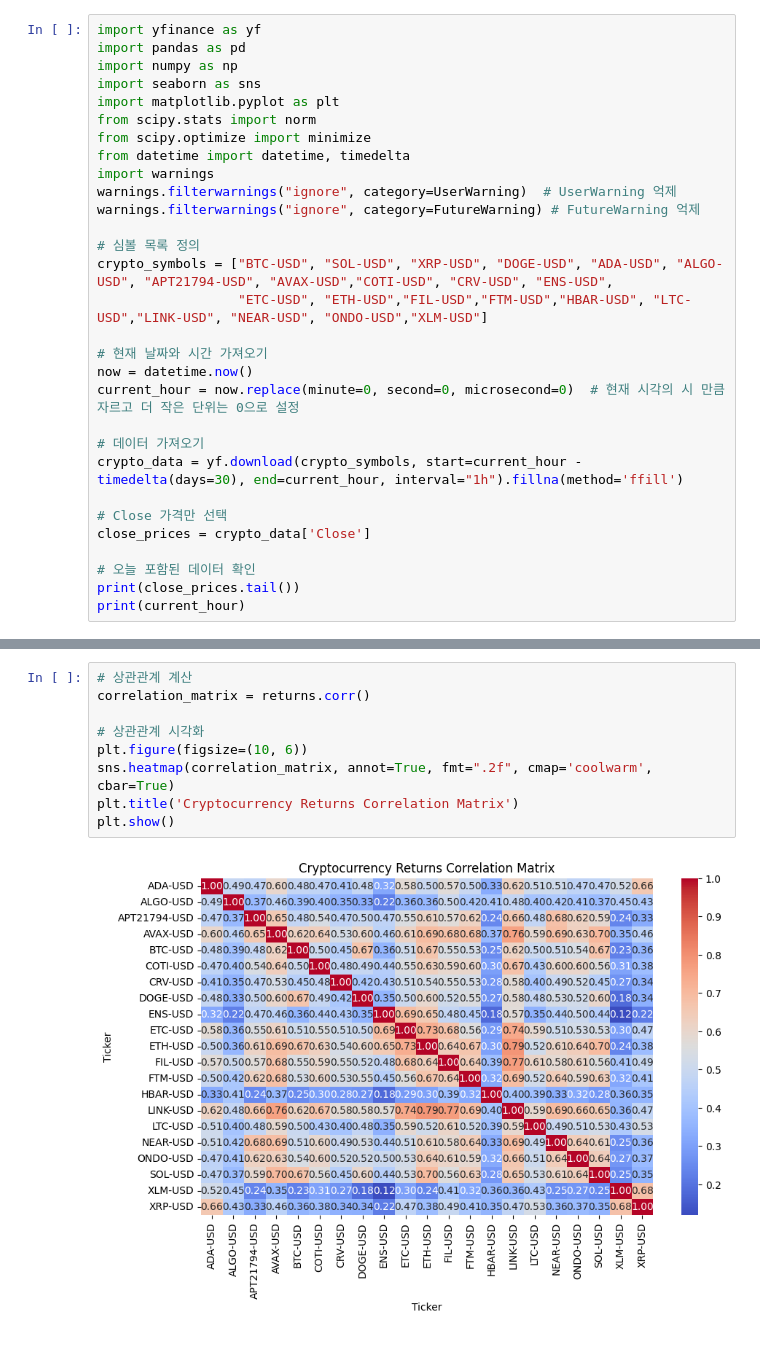
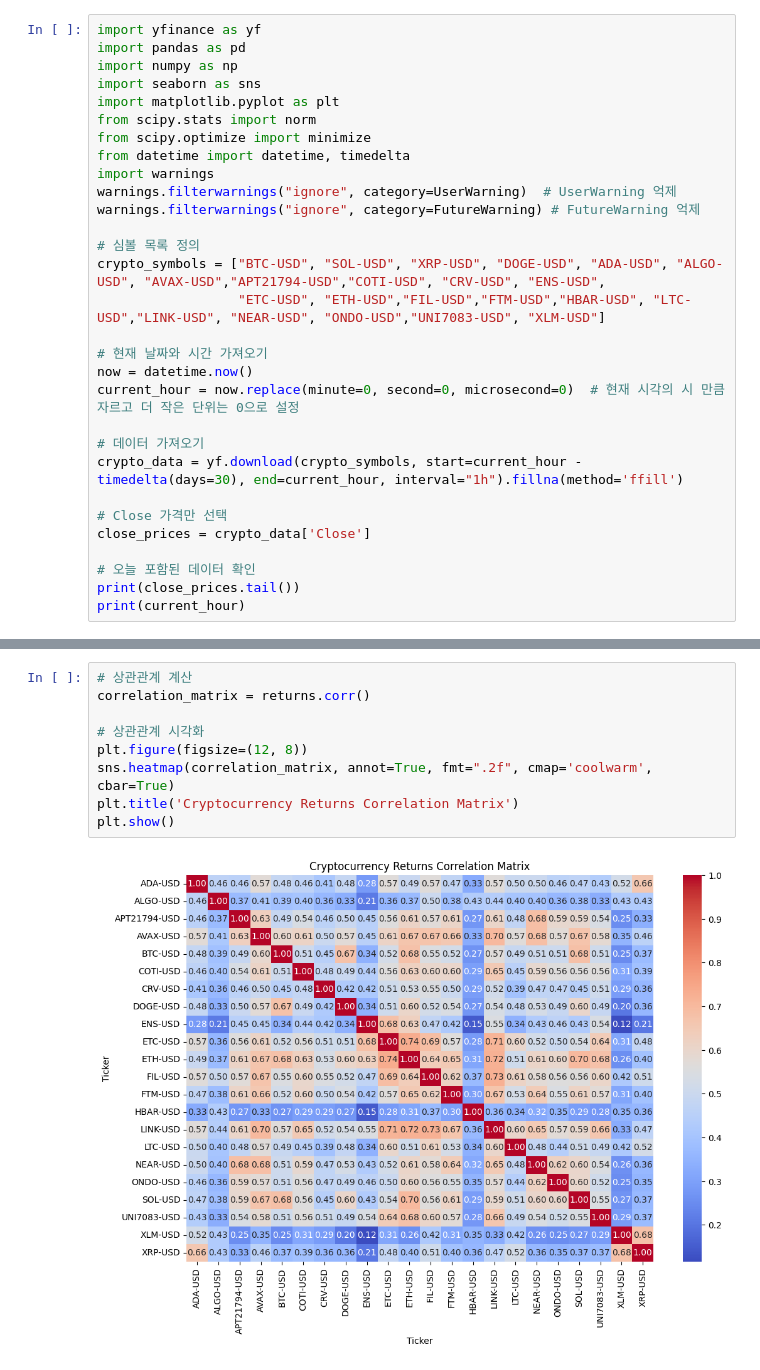
Before and after one commit to Gilyoung-Y/Coin, a Jupyter notebook: 코인매매(New).ipynb, the cells around one changed output, grey strips where cells are left out. Cells and saved outputs as stored; diff of their text form.

```diff
--- a/코인매매(New).ipynb
+++ b/코인매매(New).ipynb
@@ -12,8 +12,8 @@ warnings.filterwarnings("ignore", category=UserWarning)  # UserWarning 억제
 warnings.filterwarnings("ignore", category=FutureWarning) # FutureWarning 억제
 
 # 심볼 목록 정의
-crypto_symbols = ["BTC-USD", "SOL-USD", "XRP-USD", "DOGE-USD", "ADA-USD", "ALGO-USD", "APT21794-USD", "AVAX-USD","COTI-USD", "CRV-USD", "ENS-USD",
-                  "ETC-USD", "ETH-USD","FIL-USD","FTM-USD","HBAR-USD", "LTC-USD","LINK-USD", "NEAR-USD", "ONDO-USD","XLM-USD"]
+crypto_symbols = ["BTC-USD", "SOL-USD", "XRP-USD", "DOGE-USD", "ADA-USD", "ALGO-USD", "AVAX-USD","APT21794-USD","COTI-USD", "CRV-USD", "ENS-USD",
+                  "ETC-USD", "ETH-USD","FIL-USD","FTM-USD","HBAR-USD", "LTC-USD","LINK-USD", "NEAR-USD", "ONDO-USD","UNI7083-USD", "XLM-USD"]
 
 # 현재 날짜와 시간 가져오기
 now = datetime.now()
@@ -103,14 +103,14 @@ HBAR-USD      2.4  6.8  10.0  19.6    0.62
 # %%
 # 상관관계 계산
 correlation_matrix = returns.corr()
 
 # 상관관계 시각화
-plt.figure(figsize=(10, 6))
+plt.figure(figsize=(12, 8))
 sns.heatmap(correlation_matrix, annot=True, fmt=".2f", cmap='coolwarm', cbar=True)
 plt.title('Cryptocurrency Returns Correlation Matrix')
 plt.show()
 # %% [output]
-[figure, old version]
+[figure, new version]
 # %%
 ### 최근 종가 가져오기
 recent_close_prices = crypto_data['Close'].iloc[-1]  # 최신 종가
```
Also changed, not shown: parts of 6 cells of this notebook.
